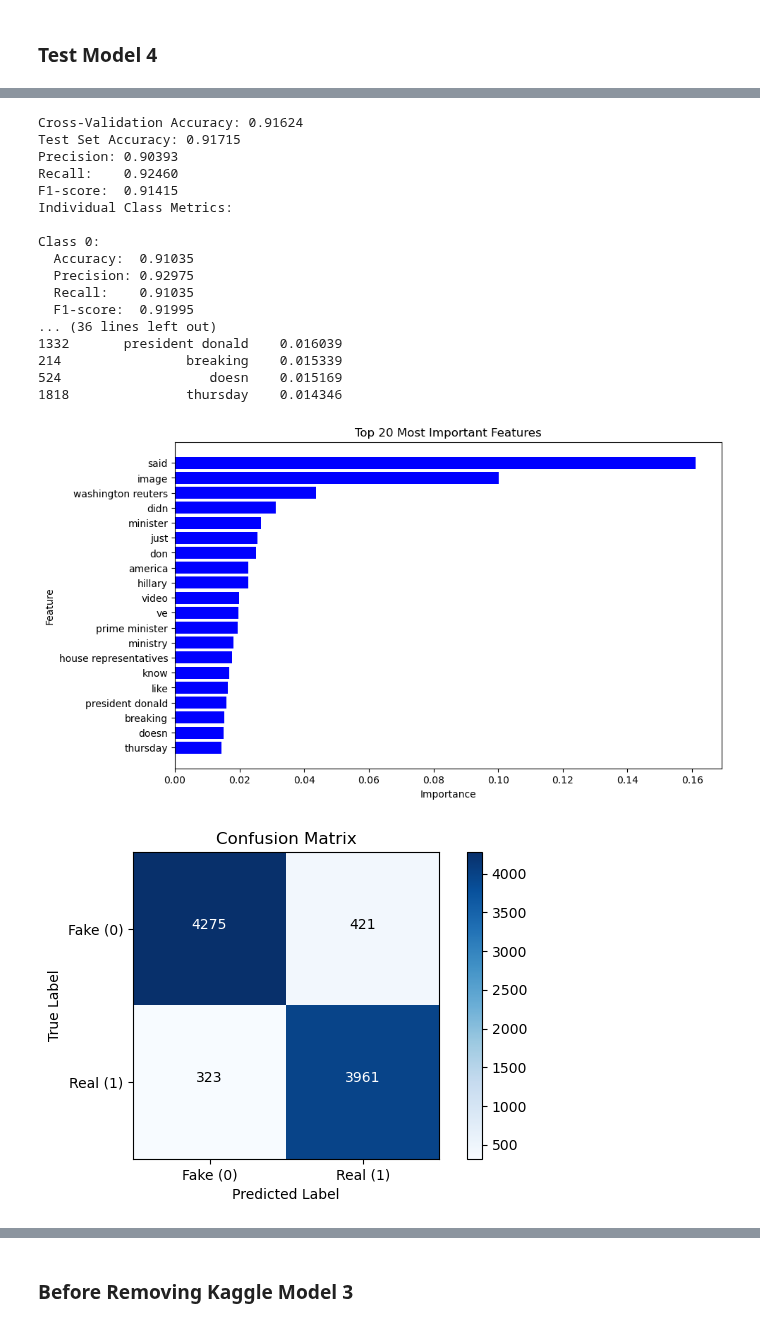
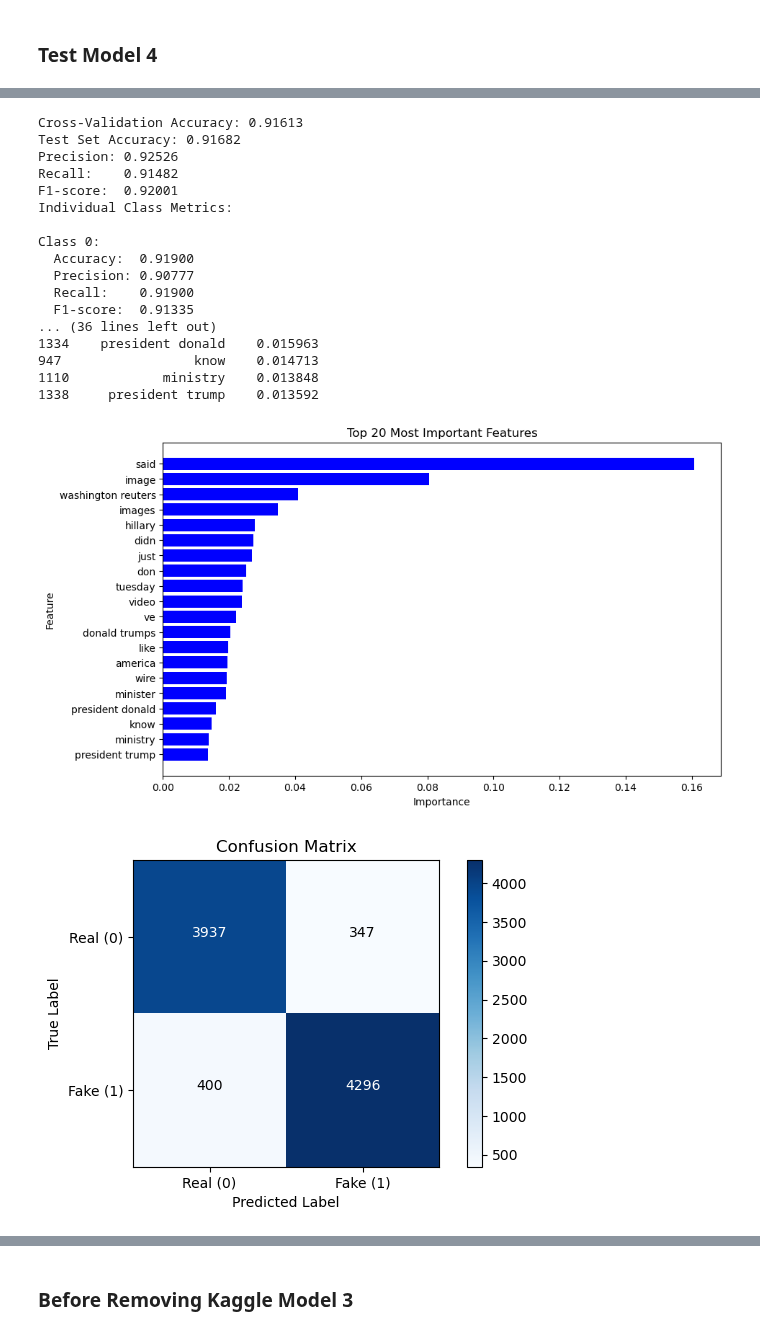
Before and after one commit to junyang99/IS424, a Jupyter notebook: Source-Based Classification (ISOT)/XGBoostKaggleModel3&4.ipynb, the cells around one changed output, grey strips where cells are left out. Drawn from its saved outputs; the diff is of its cells as text; code cells hidden in the pictures.

```diff
--- a/Source-Based Classification (ISOT)/XGBoostKaggleModel3&4.ipynb
+++ b/Source-Based Classification (ISOT)/XGBoostKaggleModel3&4.ipynb
@@ -71,9 +71,9 @@ df_real = pd.read_csv(true_path)
 df_fake.drop(columns=['subject', 'date'], inplace=True)
 df_real.drop(columns=['subject', 'date'], inplace=True)
 
-# Assign labels: 0 for fake news, 1 for real news
-df_fake['label'] = 0
-df_real['label'] = 1
+# Assign labels: 1 for fake news, 0 for real news
+df_fake['label'] = 1
+df_real['label'] = 0
 
 # Combine title and text columns into a single 'text' column
 df_fake['text'] = df_fake['title'] + " " + df_fake['text']
@@ -245,7 +245,7 @@ plt.figure(figsize=(6, 4))
 plt.imshow(cm, interpolation='nearest', cmap=plt.cm.Blues)
 plt.title("Confusion Matrix")
 plt.colorbar()
-classes = ["Fake (0)", "Real (1)"]
+classes = ["Real (0)", "Fake (1)"]
 tick_marks = np.arange(len(classes))
 plt.xticks(tick_marks, classes)
 plt.yticks(tick_marks, classes)
@@ -271,45 +271,45 @@ plt.plot([0, 1], [0, 1], lw=2, linestyle='--', color='gray')
 plt.xlim([0.0, 1.0])
 plt.ylim([0.0, 1.05])
 plt.xlabel('False Positive Rate')
 plt.ylabel('True Positive Rate')
 plt.title('Receiver Operating Characteristic')
 plt.legend(loc="lower right")
 plt.show()
 # %% [output]
 Parameters: { "use_label_encoder" } are not used.
 
   bst.update(dtrain, iteration=i, fobj=obj)
 Parameters: { "use_label_encoder" } are not used.
 
   bst.update(dtrain, iteration=i, fobj=obj)
 Parameters: { "use_label_encoder" } are not used.
 
   bst.update(dtrain, iteration=i, fobj=obj)
 Parameters: { "use_label_encoder" } are not used.
 
   bst.update(dtrain, iteration=i, fobj=obj)
 Parameters: { "use_label_encoder" } are not used.
 
   bst.update(dtrain, iteration=i, fobj=obj)
 Parameters: { "use_label_encoder" } are not used.
 
   bst.update(dtrain, iteration=i, fobj=obj)
-Cross-Validation Accuracy: 0.91624
-Test Set Accuracy: 0.91715
-Precision: 0.90393
-Recall:    0.92460
-F1-score:  0.91415
+Cross-Validation Accuracy: 0.91613
+Test Set Accuracy: 0.91682
+Precision: 0.92526
+Recall:    0.91482
+F1-score:  0.92001
 Individual Class Metrics:
 
 Class 0:
-  Accuracy:  0.91035
-  Precision: 0.92975
-  Recall:    0.91035
-  F1-score:  0.91995
+  Accuracy:  0.91900
+  Precision: 0.90777
+  Recall:    0.91900
+  F1-score:  0.91335
 ... (36 lines left out)
-1332       president donald    0.016039
-214                breaking    0.015339
-524                   doesn    0.015169
-1818               thursday    0.014346
+1334    president donald    0.015963
+947                 know    0.014713
+1110            ministry    0.013848
+1338     president trump    0.013592
-[figure, old version]
+[figure, new version]
-[figure, old version]
+[figure, new version]
```
Also changed, not shown: parts of 3 cells of this notebook, 3 other files.
